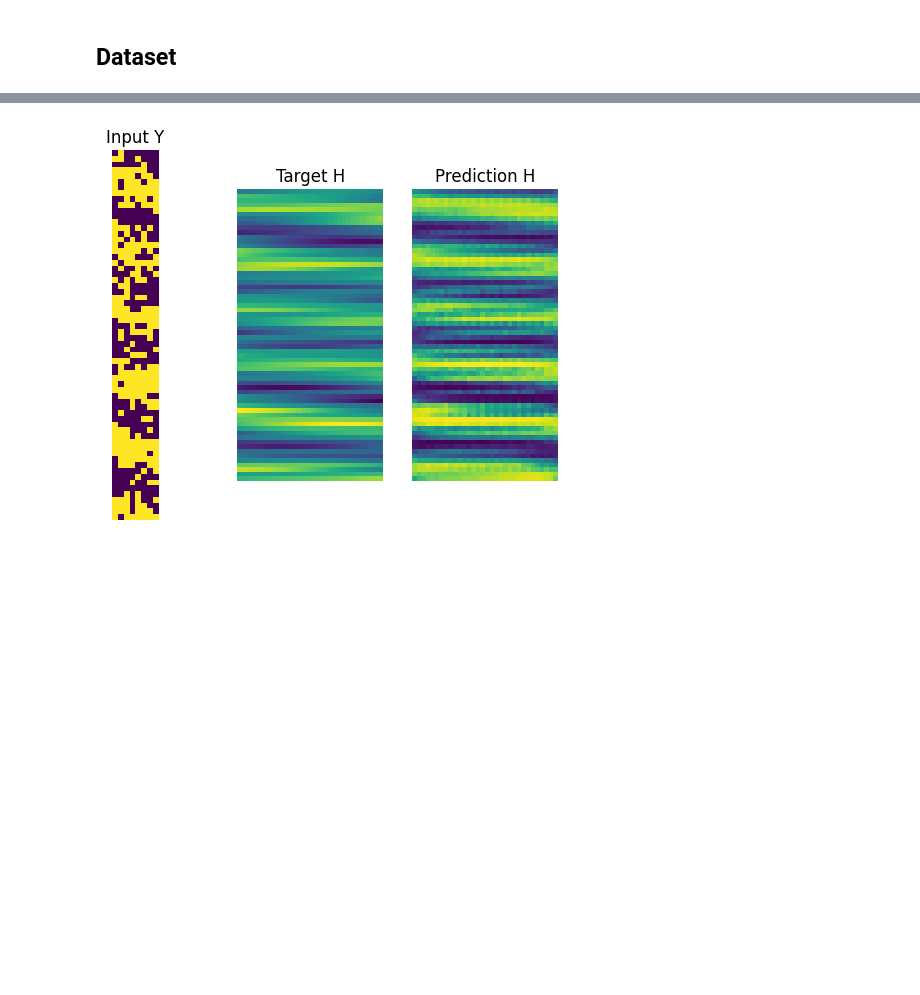
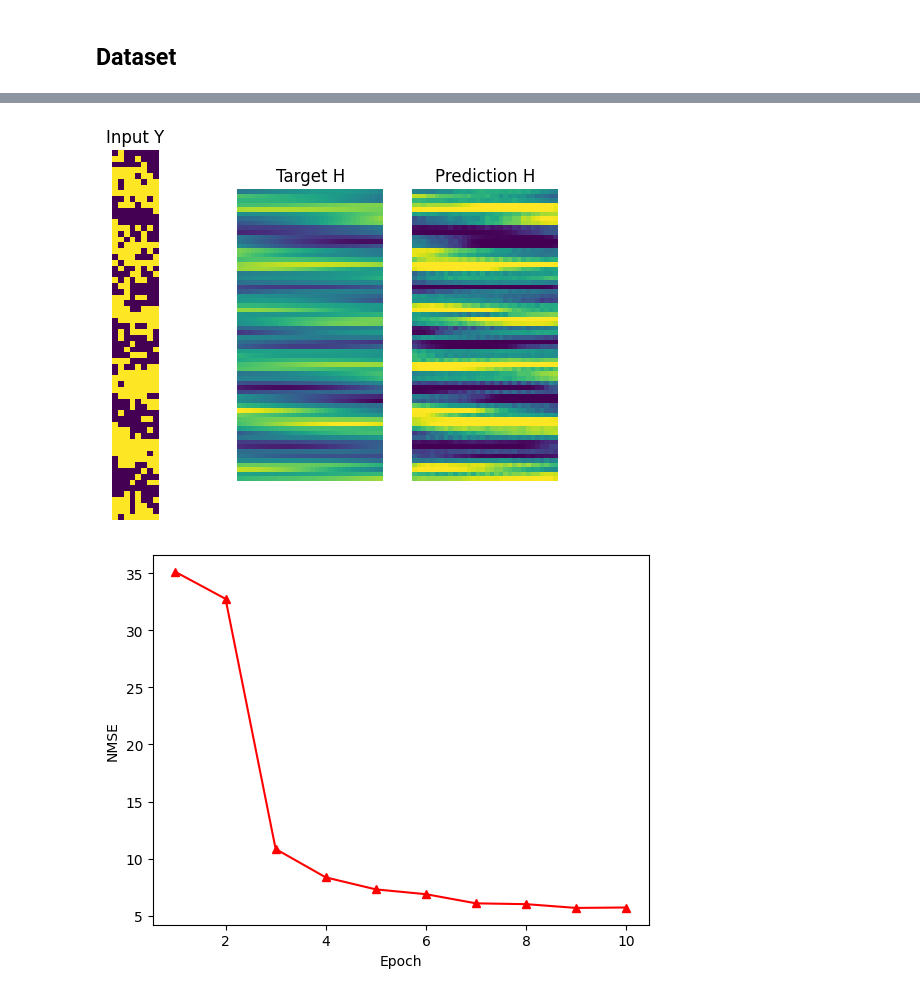
Before and after one commit to cleversonahum/Channel_Estimation_cGAN, a Jupyter notebook: cGAN_python/notebook.ipynb, the cells around one changed output, grey strips where cells are left out. Cells and saved outputs as stored; diff of their text form; code cells hidden in the pictures; blank space fills up the shorter version.

```diff
--- a/cGAN_python/notebook.ipynb
+++ b/cGAN_python/notebook.ipynb
@@ -38,3 +63,5 @@ discriminator_optimizer = tf.compat.v1.train.RMSPropOptimizer(2e-5)
 # %%
 for bi, (target, input_image) in enumerate(load_image_train(path)):
-    pass  # TODO
+    print(f"Target channel - sample shape: {target.shape}")
+    print(f"Input - sample shape: {input_image.shape}")
+    break
@@ -88,7 +120,7 @@ def generator_loss(disc_generated_output, gen_output, target, l2_weight=100):
     return total_gen_loss
 # %%
 def generated_image(model, test_input, tar, t=0):
-    """Dispaly  the results of Generator"""
+    """Display  the results of Generator"""
     prediction = model(test_input)
     # plt.figure(figsize=(15, 15))
     display_list = [
@@ -185,7 +225,7 @@ def train(epochs):
         hdf5storage.write(
             matfiledata,
             ".",
-            "cGAN_python/Results/Eest_cGAN_"
+            "Results/Eest_cGAN_"
             + str(epoch + 1)
             + "_0db_Indoor2p4_64ant_32users_8pilot.mat",
             matlab_compatible=True,
@@ -199,7 +239,7 @@ def train(epochs):
 
     return nm, ep
 # %%
-nm, ep = train(epochs=1)
+nm, ep = train(epochs=10)
 plt.figure()
 plt.plot(ep, nm, "^-r")
 plt.xlabel("Epoch")
@@ -232 +288,2 @@ OSError: Unable to create or open file.
-[figure, old version]
+[figure, new version]
+[figure, added]
```
Also changed, not shown: parts of 8 cells of this notebook.
